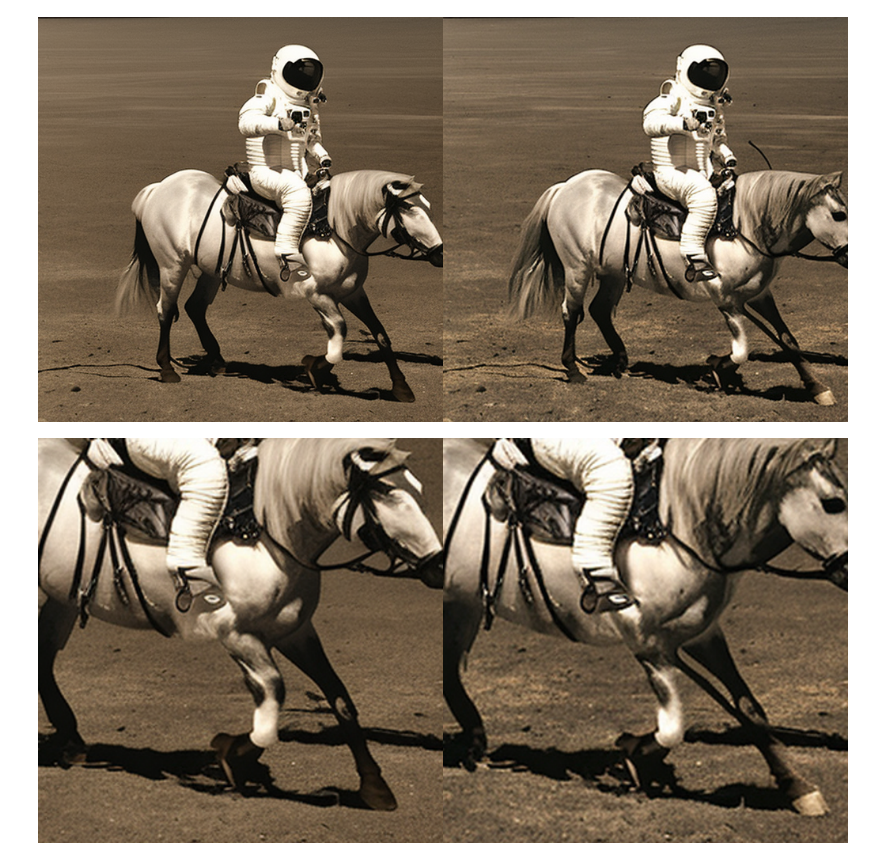
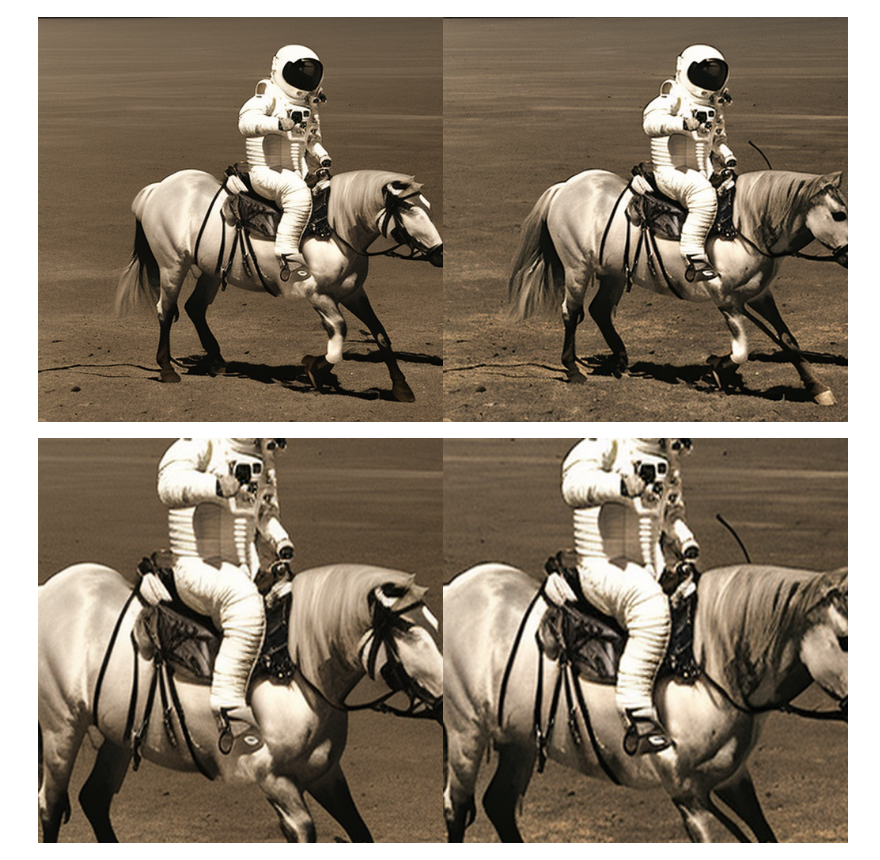
Before and after one commit to sebderhy/experiments, a Jupyter notebook: stable_diffusion_v2_custom_sampling.ipynb, the cells around one changed output. Saved outputs shown, nothing was run; the diff lists cells and outputs as text; code cells hidden in the pictures.

```diff
--- a/stable_diffusion_v2_custom_sampling.ipynb
+++ b/stable_diffusion_v2_custom_sampling.ipynb
@@ -161,6 +161,9 @@ def my_sd_sampling(prompt=prompt, device=device,
         # 8. Post-processing
         image = pipe.decode_latents(latents)
 
+        # 9. Run safety checker
+        image, has_nsfw_concept = pipe.run_safety_checker(image, device, text_embeddings.dtype)
+
         # 10. Convert to PIL
         images = pipe.numpy_to_pil(image)
 
@@ -206,8 +209,8 @@ image_grid([ref_image, imgs[0]], rows=1, cols=2)
 # %% [output]
 [figure]
 # %%
-crop_box = (200, 200, 512, 512)
+crop_box = (150, 100, 500, 400)
 sz = (512, 512)
 image_grid([ref_image.crop(crop_box).resize(sz), imgs[0].crop(crop_box).resize(sz)], rows=1, cols=2)
 # %% [output]
-[figure, old version]
+[figure, new version]
```
Also changed, not shown: parts of 3 cells of this notebook.
